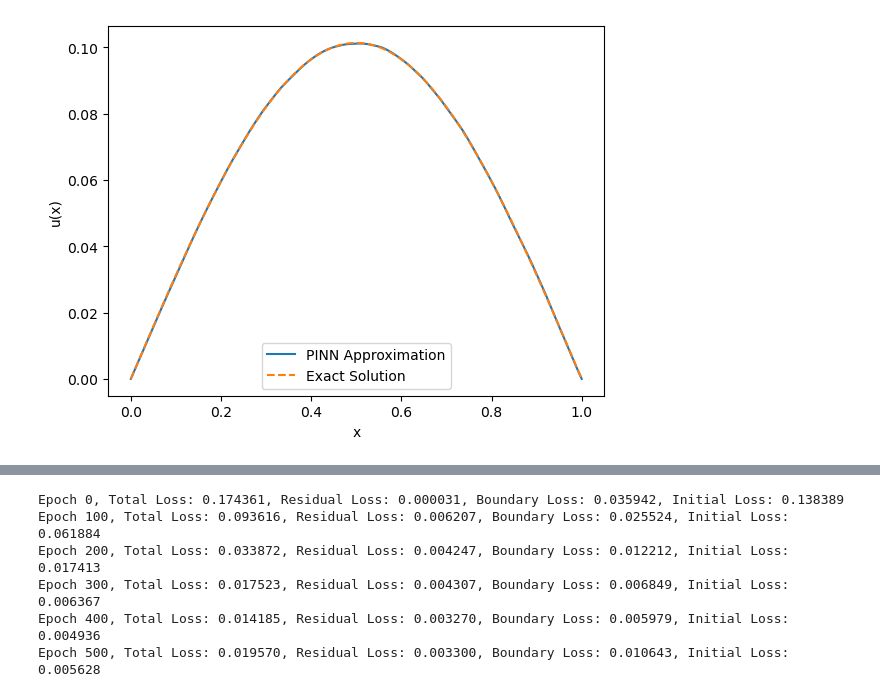
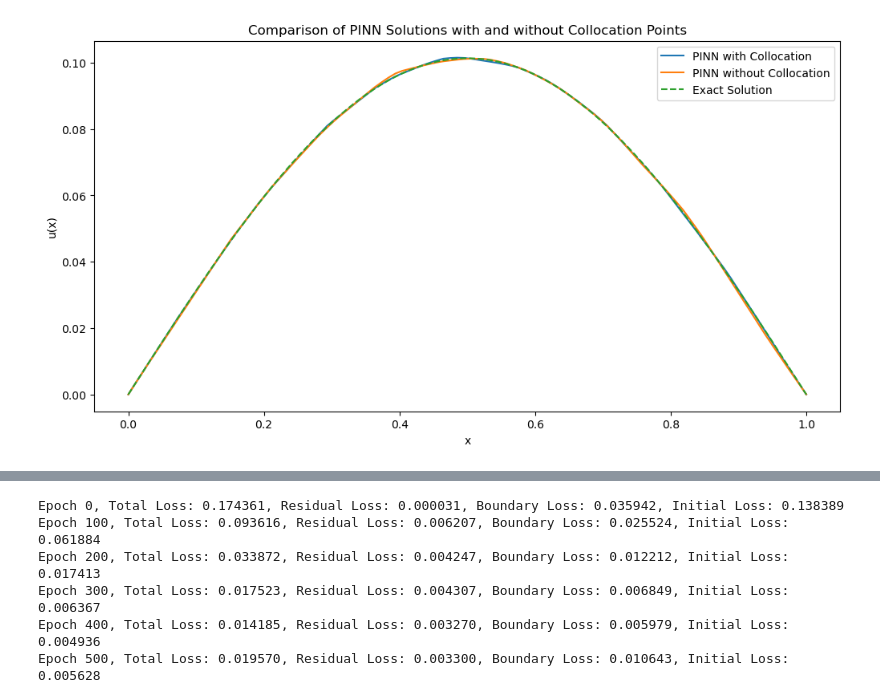
Before and after one commit to dipplestix/paper_reimps, a Jupyter notebook: pinn/raissi2019physicsinformed/pinn.ipynb, the cells around one changed output, grey strips where cells are left out. Drawn from its saved outputs; the diff is of its cells as text; code cells hidden in the pictures.

Commit message:
Made PINN have better comparisons

```diff
--- a/pinn/raissi2019physicsinformed/pinn.ipynb
+++ b/pinn/raissi2019physicsinformed/pinn.ipynb
@@ -43,23 +43,22 @@ def generate_data_points(n_points):
 def generate_collocation_points(n_points):
     return torch.linspace(0, 1, n_points).view(-1, 1).requires_grad_(True)
 
-
 # Define the boundary conditions
 def boundary_loss(model):
     u_0 = model(torch.tensor([[0.0]], dtype=torch.float32))
     u_1 = model(torch.tensor([[1.0]], dtype=torch.float32))
     return u_0**2 + u_1**2  # Penalize deviation from u(0)=0 and u(1)=0
 
-
 # Training function
-def train_pinn(model, n_data_points, n_collocation_points, epochs, lr, lambda_pde, lambda_data, lambda_boundary):
+def train_pinn(model, n_data_points, n_collocation_points, epochs, lr, lambda_pde, lambda_data, lambda_boundary, use_collocation=True):
     optimizer = optim.AdamW(model.parameters(), lr=lr)
 
     # Known data points
     x_data, u_data = generate_data_points(n_data_points)
 
     # Collocation points for enforcing PDE
-    collocation_points = generate_collocation_points(n_collocation_points)
+    if use_collocation:
+        collocation_points = generate_collocation_points(n_collocation_points)
 
     best_loss = float('inf')
     epochs_no_improve = 0
@@ -69,8 +68,11 @@ def train_pinn(model, n_data_points, n_collocation_points, epochs, lr, lambda_pd
         optimizer.zero_grad()
 
         # Residual loss from PDE at collocation points
-        residual = compute_residual(model, collocation_points)
-        loss_residual = torch.mean(residual**2)
+        if use_collocation:
+            residual = compute_residual(model, collocation_points)
+            loss_residual = torch.mean(residual**2)
+        else:
+            loss_residual = torch.tensor(0.0)
 
         # Data loss from known points
         u_pred = model(x_data)
@@ -101,31 +103,74 @@ def train_pinn(model, n_data_points, n_collocation_points, epochs, lr, lambda_pd
 
     return model
 
-# Initialize the model
-model = PINN()
+# Initialize the models
+model_with_collocation = PINN()
+model_without_collocation = PINN()
 
 # Training settings
-n_data_points = 30  # Number of known data points
-n_collocation_points = 100  # Number of collocation points
+n_data_points = 15  # Number of known data points
+n_collocation_points = 2000  # Number of collocation points
 epochs = 1000
 learning_rate = 0.0001  # Use a smaller learning rate to see if learning improves
 lambda_pde = 1.0  # Weight for the physics loss
 lambda_data = 1.0  # Weight for the data loss
 lambda_boundary = 1.0  # Weight for the boundary loss
-# Train the model
-trained_model = train_pinn(model, n_data_points, n_collocation_points, epochs, learning_rate, lambda_pde, lambda_data, lambda_boundary)
 
-# Plotting the result
+# Train the models
+trained_model_with_collocation = train_pinn(model_with_collocation, n_data_points, n_collocation_points, epochs, learning_rate, lambda_pde, lambda_data, lambda_boundary, use_collocation=True)
+trained_model_without_collocation = train_pinn(model_without_collocation, n_data_points, n_collocation_points, epochs, learning_rate, lambda_pde, lambda_data, lambda_boundary, use_collocation=False)
+
+# Plotting the results
 x_test = torch.linspace(0, 1, 100).view(-1, 1)
-u_pred = trained_model(x_test).detach().numpy()
+u_pred_with_collocation = trained_model_with_collocation(x_test).detach().numpy()
+u_pred_without_collocation = trained_model_without_collocation(x_test).detach().numpy()
 
 # Exact solution for comparison: u_exact(x) = sin(pi x) / (pi^2)
 u_exact = torch.sin(np.pi * x_test) / (np.pi**2)
 
-plt.plot(x_test, u_pred, label='PINN Approximation')
+plt.figure(figsize=(12, 6))
+plt.plot(x_test, u_pred_with_collocation, label='PINN with Collocation')
+plt.plot(x_test, u_pred_without_collocation, label='PINN without Collocation')
 plt.plot(x_test, u_exact, label='Exact Solution', linestyle='--')
 plt.xlabel('x')
 plt.ylabel('u(x)')
 plt.legend()
+plt.title('Comparison of PINN Solutions with and without Collocation Points')
 plt.show()
+
+# Calculate and print the mean squared errors
+mse_with_collocation = np.mean((u_pred_with_collocation - u_exact.numpy())**2)
+mse_without_collocation = np.mean((u_pred_without_collocation - u_exact.numpy())**2)
+
+print(f"Mean Squared Error (with collocation): {mse_with_collocation:.6f}")
+print(f"Mean Squared Error (without collocation): {mse_without_collocation:.6f}")
+
+# Calculate and print the relative L2 error
+def relative_l2_error(pred, exact):
+    return np.sqrt(np.sum((pred - exact)**2) / np.sum(exact**2))
+
+# Generate random test points for error evaluation
+n_test_samples = 1000
+x_test_random = torch.rand(n_test_samples, 1)  # Random points in [0,1]
+
+# Get predictions and exact solutions at random points
+u_pred_with_collocation_random = trained_model_with_collocation(x_test_random).detach().numpy()
+u_pred_without_collocation_random = trained_model_without_collocation(x_test_random).detach().numpy()
+u_exact_random = torch.sin(np.pi * x_test_random) / (np.pi**2)
+
+# Calculate relative L2 errors on random samples
+rel_l2_error_with_collocation = relative_l2_error(u_pred_with_collocation_random, u_exact_random.numpy())
+rel_l2_error_without_collocation = relative_l2_error(u_pred_without_collocation_random, u_exact_random.numpy())
+
+print(f"Relative L2 Error on {n_test_samples} random samples:")
+print(f"With collocation: {rel_l2_error_with_collocation:.6f}")
+print(f"Without collocation: {rel_l2_error_without_collocation:.6f}")
+
+# Calculate maximum absolute errors on random samples
+max_error_with_collocation = np.max(np.abs(u_pred_with_collocation_random - u_exact_random.numpy()))
+max_error_without_collocation = np.max(np.abs(u_pred_without_collocation_random - u_exact_random.numpy()))
+
+print(f"\nMaximum Absolute Error on {n_test_samples} random samples:")
+print(f"With collocation: {max_error_with_collocation:.6f}")
+print(f"Without collocation: {max_error_without_collocation:.6f}")
 # %% [output]
@@ -142 +197 @@ Epoch 900, Loss: 0.000000, Residual Loss: 0.000000, Data Loss: 0.000000
-[figure, old version]
+[figure, new version]
```
Also changed, not shown: parts of 1 cell of this notebook.
